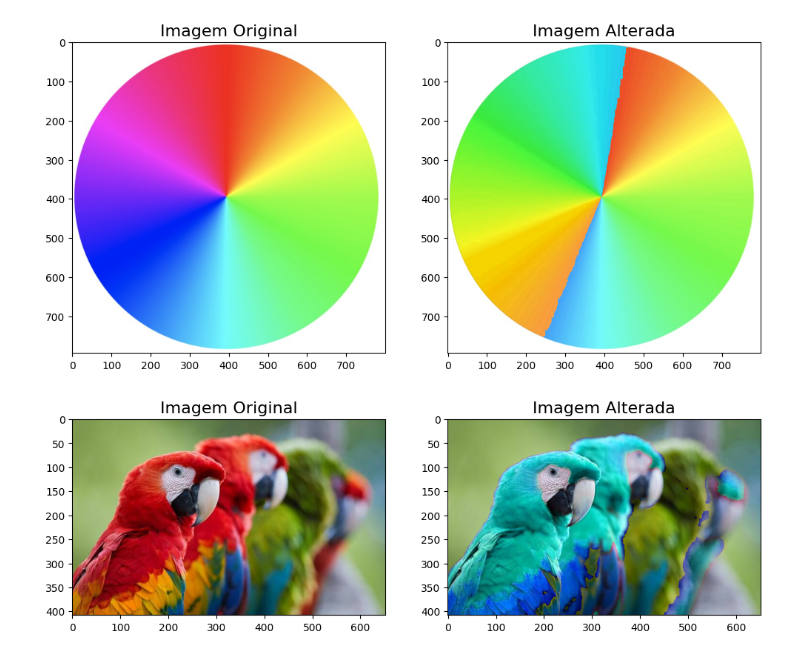
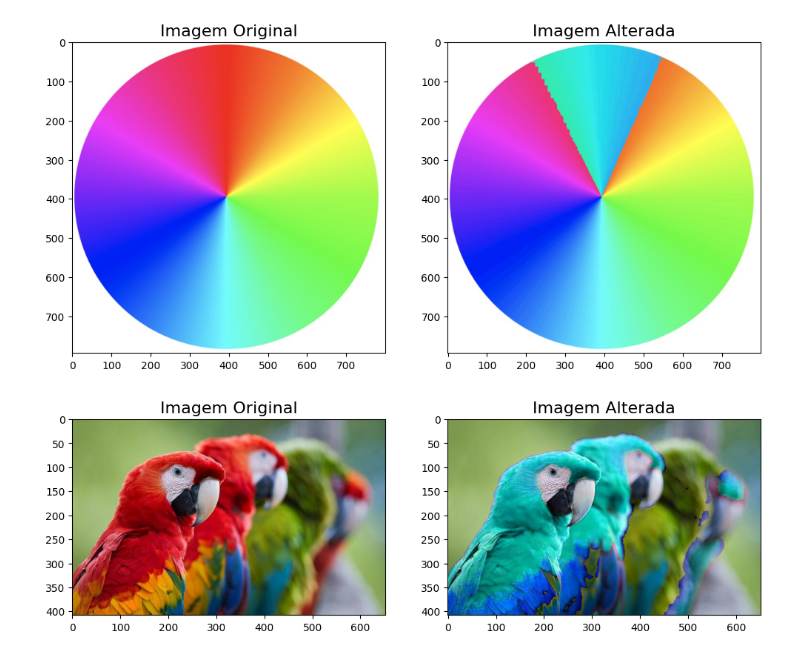
Before and after one commit to staubjoao/processamento_digital_imagens, a Jupyter notebook: trabalho01/main.ipynb, the cells around one changed output. Cells and saved outputs as stored; diff of their text form; code cells hidden in the pictures.

```diff
--- a/trabalho01/main.ipynb
+++ b/trabalho01/main.ipynb
@@ -4,20 +4,23 @@ import cv2
 import numpy as np
 # %%
 def alteracaoHue(path, m, x):
-    image = cv2.imread(path)
+    image_original = cv2.imread(path)
+
     # converte a imagem original para HSV
-    image_hsv = cv2.cvtColor(image, cv2.COLOR_BGR2HSV)
+    image_hsv = cv2.cvtColor(image_original, cv2.COLOR_BGR2HSV)
 
     # faz o cálculo dos limites superiores e inferiores
-    # com base em 180 por aspectos da bibilioteca cv2
+    # com base em 180 por aspectos da biblioteca cv2
     limite_superior = ((m + x) / 2) % 180
     limite_inferior = ((m - x) / 2) % 180
     # cria matrizes booleanas de acordo com as condições
 
     # separa as matizes h, s e v
-    h, s , v = cv2.split(image_hsv)
+    h = image_hsv[:, :, 0]
+    s = image_hsv[:, :, 1]
+    v = image_hsv[:, :, 2]
 
-    # de começo e fim do círculo HSV delimitado pelos parametros
+    # de começo e fim do círculo HSV delimitado pelos parâmetros
     inicio = h >= limite_inferior
     final = h <= limite_superior
 
@@ -28,10 +31,10 @@ def alteracaoHue(path, m, x):
     # condição de que o limite inferior é menor do que
     # o limite superior
     operacao = inicio & final if limite_inferior < limite_superior else inicio | final
-    # realiaza a operação (podendo ser união ou interseção)
+    # realiza a operação (podendo ser união ou interseção)
     h[operacao] = np.mod(h[operacao] + 90, 180).astype(np.uint8)
 
-    #volta para o valor normal
+    # volta para o valor normal
     h = h.astype(np.uint8)
 
     # após realizar as modificações, realiza o merge na imagem
@@ -40,20 +43,19 @@ def alteracaoHue(path, m, x):
     # converte a imagem de volta para RGB
     image_final = cv2.cvtColor(image_hsv, cv2.COLOR_HSV2RGB)
 
-    image = cv2.cvtColor(image, cv2.COLOR_BGR2RGB)
     # mostra a imagem
-    plt.figure(figsize = ((12, 6)))
+    plt.figure(figsize=((12, 6)))
     plt.subplot(1, 2, 1)
-    plt.title("Imagem Original", fontsize = 16)
-    plt.imshow(image)
+    plt.title("Imagem Original", fontsize=16)
+    plt.imshow(cv2.cvtColor(image_original, cv2.COLOR_BGR2RGB))
     plt.subplot(1, 2, 2)
     plt.imshow(image_final)
-    plt.title("Imagem Alterada", fontsize = 16)
+    plt.title("Imagem Alterada", fontsize=16)
     plt.show()
 # %%
-alteracaoHue('./circulo_cromatico.jpeg', 290, 80)
+alteracaoHue('./circulo_cromatico.jpeg', 0, 20)
 # %% [output]
-[figure, old version]
+[figure, new version]
 # %%
 alteracaoHue('./aves.jpg', 20, 38)
 # %% [output]
```
Also changed, not shown: parts of 2 cells of this notebook, 1 other file.
